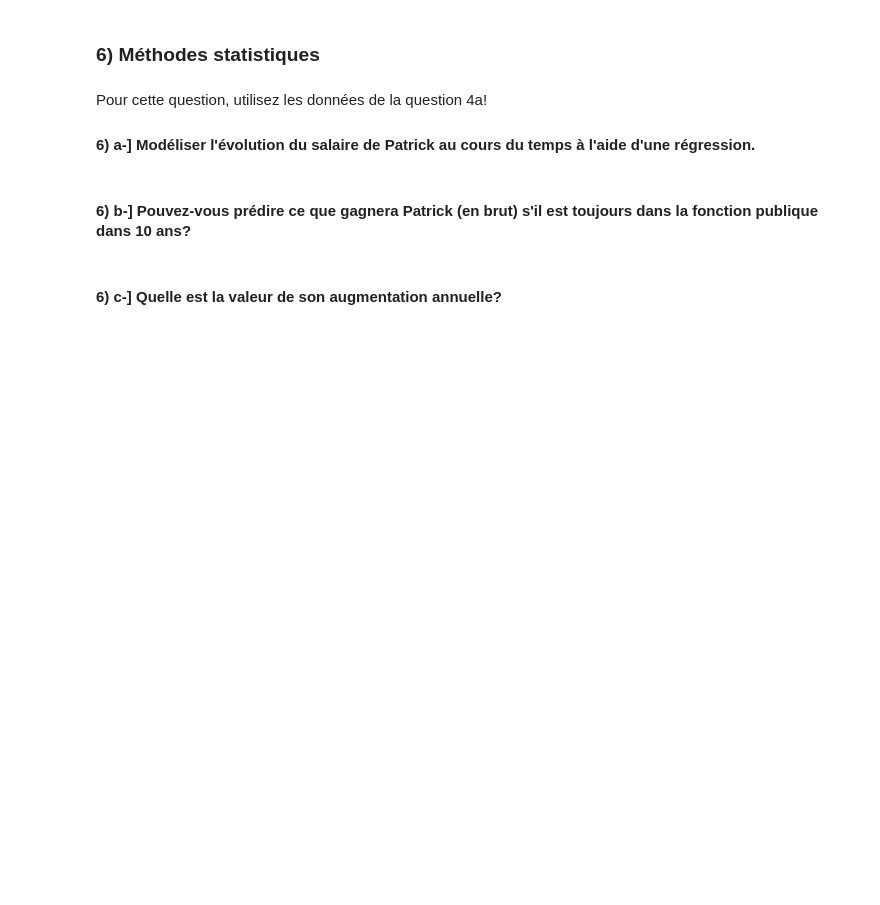
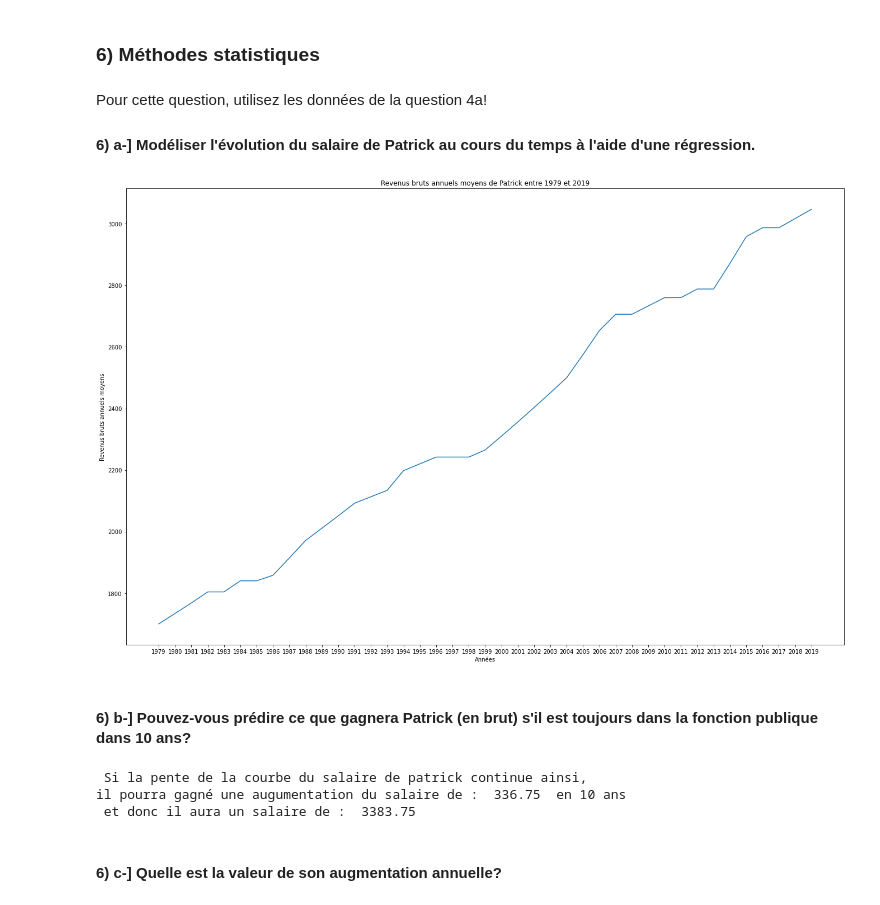
Before and after one commit to YasserHamek/Python_TP, a Jupyter notebook: Tp note.ipynb, the cells around one changed output. Saved outputs shown, nothing was run; the diff lists cells and outputs as text; code cells hidden in the pictures; blank space fills up the shorter version.

```diff
--- a/Tp note.ipynb
+++ b/Tp note.ipynb
@@ -757,8 +765,38 @@ plt.show()
 Pour cette question, utilisez les données de la question 4a!
 
 #### 6) a-] Modéliser l'évolution du salaire de Patrick au cours du temps à l'aide d'une régression.
+# %%
+plt.figure(figsize=(23,15))
+
+
+plt.plot(PatrickDataFrameWithAvergeRevenusPerYear['Year'], PatrickDataFrameWithAvergeRevenusPerYear['revenus_bruts_annuels'])
+
+plt.xticks(PatrickDataFrameWithAvergeRevenusPerYear['Year'])
+plt.ylabel("Revenus bruts annuels moyens")
+plt.xlabel("Années")
+plt.title("Revenus bruts annuels moyens de Patrick entre 1979 et 2019")
+plt.show()
+# %% [output]
+[figure, added]
 # %% [markdown]
 #### 6) b-] Pouvez-vous prédire ce que gagnera Patrick (en brut) s'il est toujours dans la fonction publique dans 10 ans?
+# %%
+moyenne = 0
+Def_revenus = 0
+
+for i in range(4):
+
+    #calcul de la moyenne des déffirence de salaire par période de 10ans
+    Def_revenus = Def_revenus + PatrickDataFrameWithAvergeRevenusPerYear['revenus_bruts_annuels'][(i+1)*10] - PatrickDataFrameWithAvergeRevenusPerYear['revenus_bruts_annuels'][i*10]
+
+moyenne = Def_revenus / 4
+print(" Si la pente de la courbe du salaire de patrick continue ainsi, ")
+print("il pourra gagné une augumentation du salaire de : ", moyenne, ' en 10 ans')
+print(" et donc il aura un salaire de : ", PatrickDataFrameWithAvergeRevenusPerYear['revenus_bruts_annuels'][40] + moyenne )
+# %% [output]
+ Si la pente de la courbe du salaire de patrick continue ainsi,
+il pourra gagné une augumentation du salaire de :  336.75  en 10 ans
+ et donc il aura un salaire de :  3383.75
 # %% [markdown]
 #### 6) c-] Quelle est la valeur de son augmentation annuelle?
 # %% [markdown]
```
Also changed, not shown: parts of 1 cell of this notebook.
